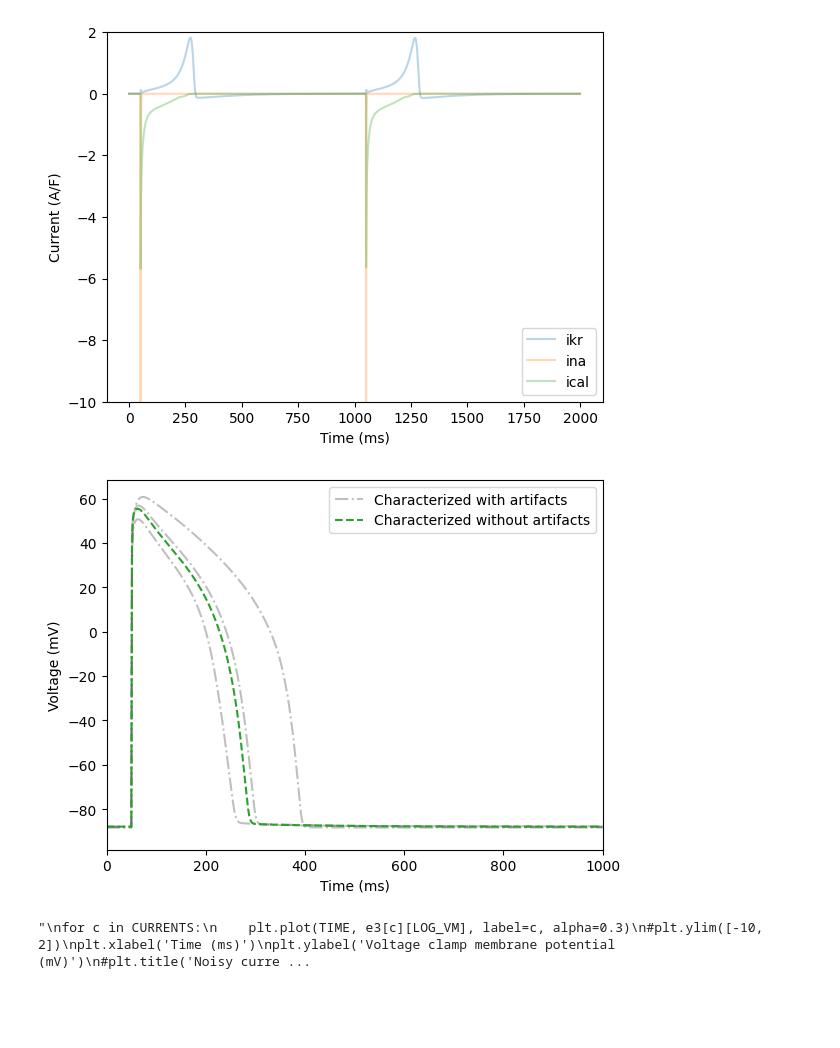
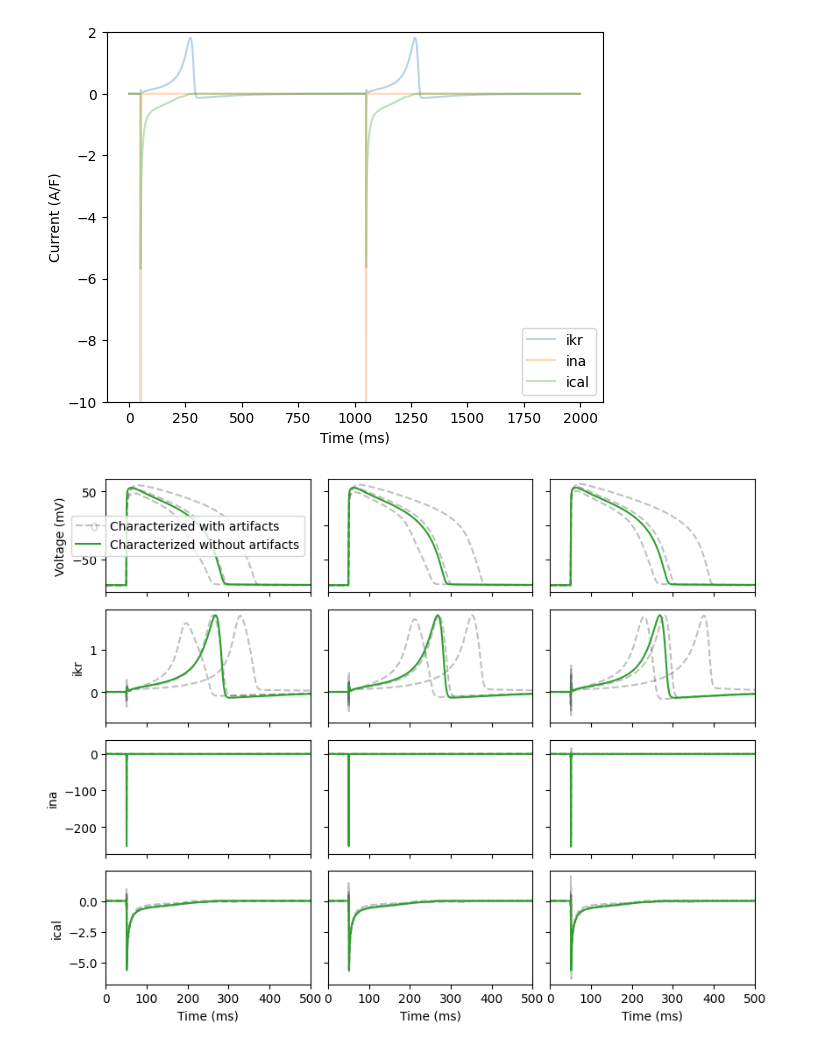
Before and after one commit to CardiacModelling/nav-artefact-model, a Jupyter notebook: src/ap/ap-effects.ipynb, the cells around one changed output. Saved outputs shown, nothing was run; the diff lists cells and outputs as text; code cells hidden in the pictures; blank space fills up the shorter version.

```diff
--- a/src/ap/ap-effects.ipynb
+++ b/src/ap/ap-effects.ipynb
@@ -220,8 +220,8 @@ def run(m, simulation, current_simulation, artifact=False, alphas=0, i_repeat=0)
                 current_simulation[c].set_constant('voltage_clamp.V_offset_eff', voffset)
                 current_simulation[c].set_constant('cell.Cm', cm)
                 current_simulation[c].set_constant('voltage_clamp.Cm_est', est_cm)
-                current_simulation[c].set_constant('voltage_clamp.C_prs', 1)
-                current_simulation[c].set_constant('voltage_clamp.C_prs_est', 0.5)
+                current_simulation[c].set_constant('voltage_clamp.C_prs', 5)
+                current_simulation[c].set_constant('voltage_clamp.C_prs_est', 5)
                 current_simulation[c].set_constant('voltage_clamp.R_seal_MOhm', 1500)
                 current_simulation[c].set_constant('voltage_clamp.R_seal_est_MOhm', 1500 * np.random.normal(1, 0.1))
                 current_simulation[c].set_constant('voltage_clamp.alpha_R_percentage', alphas)
@@ -312,7 +312,7 @@ plt.show()
 [figure]
 # %%
 # Add artefacts to the characterization of the currents
-# Assuming we could 'perfectly' characterize the observed artifact-poluted current
+# Assuming we could 'perfectly' characterize the observed-artifact-poluted current
 CURRENTS = {
     'ikr': 'ikr.IKr',
     'ina': 'ina.INa',
@@ -323,54 +323,57 @@ m, paces = detach_currents(mmt_ap, CURRENTS)
 
 p = dict(pace=None)
 for k in paces: p[k] = None
 
 simulation = myokit.Simulation(m, p)
 
 # Set up the current simulation
 current_simulation = {
     'ikr': myokit.Simulation(prepare(mmt_ikr)),
     'ina': myokit.Simulation(prepare(mmt_ina)),
     'ical': myokit.Simulation(prepare(mmt_ical)),
 }
 
 simulation = setup(simulation, label='pace')
 
+# Plot set up
+fig, axes = plt.subplots(4, 3, figsize=(8.5, 6.5), sharex=True, sharey='row')
+
+# Run simulations with repeated 'experiments' to generate observed-artifact-poluted currents
+alphas = [0, 40, 80]
 n_repeats = 3
-for i_repeat in range(n_repeats):
-    for c in CURRENTS: current_simulation[c].reset()
-    simulation.reset()
+for i_alpha, alpha in enumerate(alphas):
+    for i_repeat in range(n_repeats):
+        for c in CURRENTS: current_simulation[c].reset()
+        simulation.reset()
 
-    e3, s3 = run(m, simulation, current_simulation, artifact=True, alphas=80, i_repeat=i_repeat)
-    plt.plot(TIME-1000, s3['membrane.V'], c='k', ls='-.', alpha=0.25, label='_' if i_repeat else 'Characterized with artifacts')
+        e3, s3 = run(m, simulation, current_simulation, artifact=True, alphas=alpha, i_repeat=i_repeat)
+        axes[0, i_alpha].plot(TIME-1000, s3['membrane.V'], c='k', ls='--', alpha=0.25,
+                              label='_' if i_repeat else 'Characterized with artifacts')
+        for i, c in enumerate(CURRENTS):
+            axes[i + 1, i_alpha].plot(TIME-1000, e3[c][LOG_VC], c='k', ls='--', alpha=0.25)
 
-plt.plot(TIME-1000, s1['membrane.V'], c='C2', ls='--', label='Characterized without artifacts')
-plt.xlabel('Time (ms)')
-plt.ylabel('Voltage (mV)')
-plt.xlim(0, 1000)
-plt.legend()
+    axes[0, i_alpha].plot(TIME-1000, s1['membrane.V'], c='C2', ls='-', label='Characterized without artifacts')
+    for i, c in enumerate(CURRENTS):
+        axes[i + 1, i_alpha].plot(TIME-1000, e1[c][CURRENTS[c]], c='C2', ls='-')
+    axes[-1, i_alpha].set_xlabel('Time (ms)')
+
+axes[0, 0].set_ylabel('Voltage (mV)')
+for i, c in enumerate(CURRENTS):
+    axes[i + 1, 0].set_ylabel(c)
+
+axes[0, 0].set_xlim(0, 500)
+axes[0, 0].legend()
+plt.tight_layout()
 plt.savefig('artifact-samples.pdf', format='pdf')
 plt.show()
 
 #for c in CURRENTS:
 #    plt.plot(TIME, e3[c][LOG_VC], label=c, alpha=0.3)
 #plt.ylim([-10, 2])
 #plt.xlabel('Time (ms)')
 #plt.ylabel('Current (A/F)')
 #plt.legend()
 #plt.savefig('artifact-samples-currents.pdf', format='pdf')
 #plt.show()
-
-'''
-for c in CURRENTS:
-    plt.plot(TIME, e3[c][LOG_VM], label=c, alpha=0.3)
-#plt.ylim([-10, 2])
-plt.xlabel('Time (ms)')
-plt.ylabel('Voltage clamp membrane potential (mV)')
-#plt.title('Noisy currents')
-plt.legend()
-plt.savefig('artifact-samples-voltage.pdf', format='pdf')
-plt.show()
-'''
 # %% [output]
-[figure, old version]
+[figure, new version]
-"\nfor c in CURRENTS:\n    plt.plot(TIME, e3[c][LOG_VM], label=c, alpha=0.3)\n#plt.ylim([-10, 2])\nplt.xlabel('Time (ms)')\nplt.ylabel('Voltage clamp membrane potential (mV)')\n#plt.title('Noisy curre ...
```
